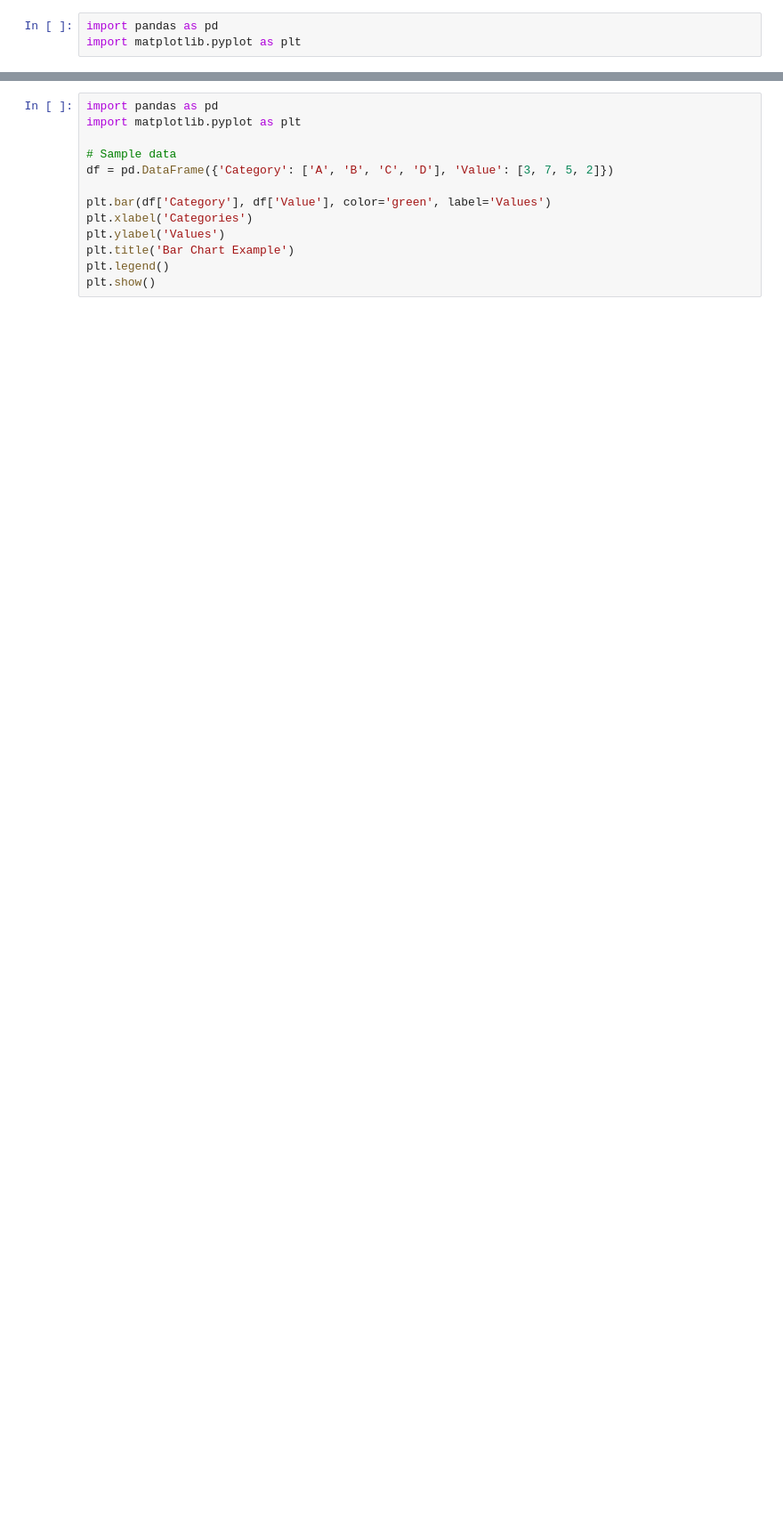
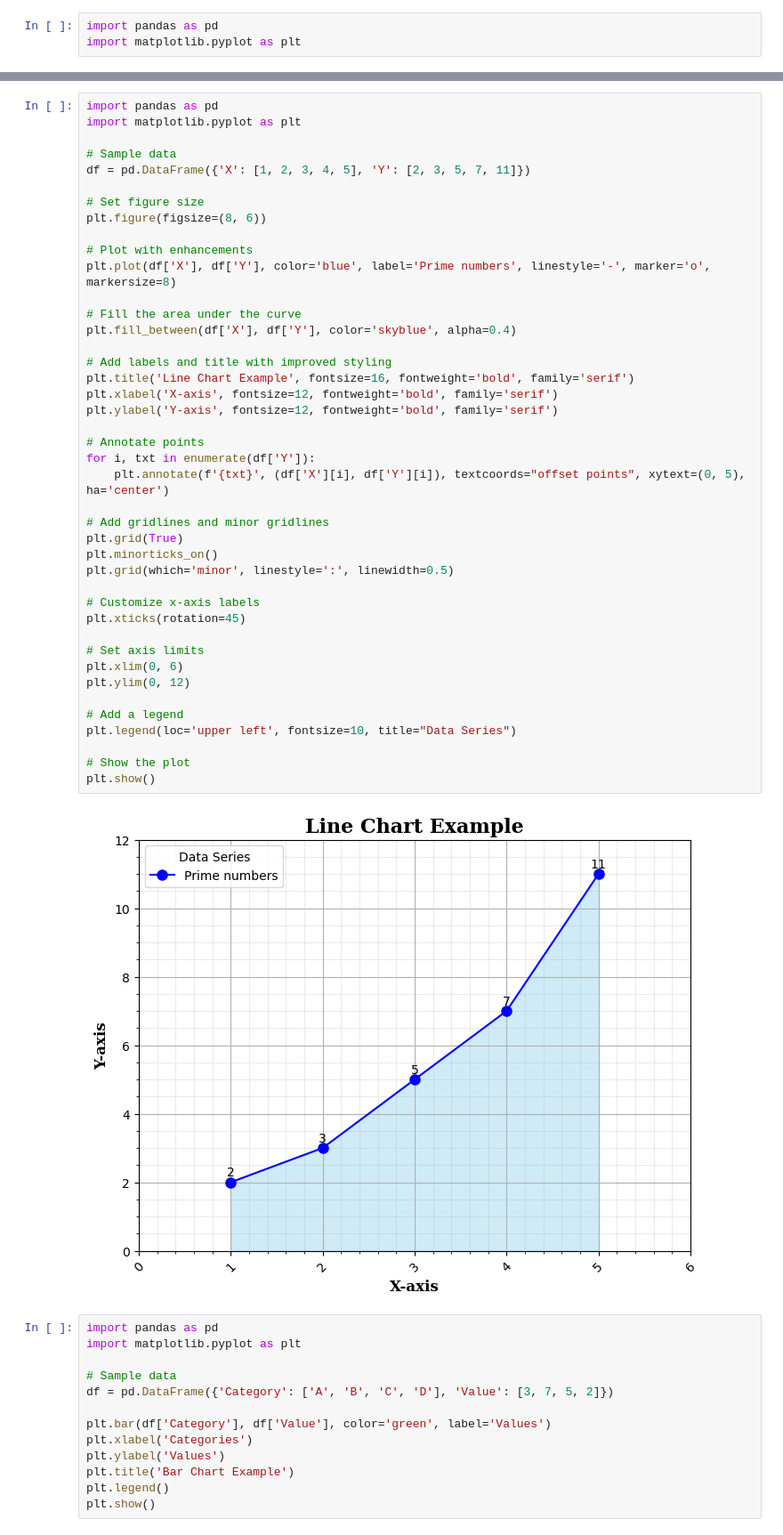
Before and after one commit to karthickag04/mdad_b02, a Jupyter notebook: Matplotlib/01_Matplotlib_seaborn_in_py.ipynb, the cells around one changed output, grey strips where cells are left out. Shown at 89% size. Cells and saved outputs as stored; diff of their text form; blank space fills up the shorter version.

```diff
--- a/Matplotlib/01_Matplotlib_seaborn_in_py.ipynb
+++ b/Matplotlib/01_Matplotlib_seaborn_in_py.ipynb
@@ -54,3 +55,47 @@ plt.show()
+# %%
+import pandas as pd
+import matplotlib.pyplot as plt
+
+# Sample data
+df = pd.DataFrame({'X': [1, 2, 3, 4, 5], 'Y': [2, 3, 5, 7, 11]})
+
+# Set figure size
+plt.figure(figsize=(8, 6))
+
+# Plot with enhancements
+plt.plot(df['X'], df['Y'], color='blue', label='Prime numbers', linestyle='-', marker='o', markersize=8)
+
+# Fill the area under the curve
+plt.fill_between(df['X'], df['Y'], color='skyblue', alpha=0.4)
+
+# Add labels and title with improved styling
+plt.title('Line Chart Example', fontsize=16, fontweight='bold', family='serif')
+plt.xlabel('X-axis', fontsize=12, fontweight='bold', family='serif')
+plt.ylabel('Y-axis', fontsize=12, fontweight='bold', family='serif')
+
+# Annotate points
+for i, txt in enumerate(df['Y']):
+    plt.annotate(f'{txt}', (df['X'][i], df['Y'][i]), textcoords="offset points", xytext=(0, 5), ha='center')
+
+# Add gridlines and minor gridlines
+plt.grid(True)
+plt.minorticks_on()
+plt.grid(which='minor', linestyle=':', linewidth=0.5)
+
+# Customize x-axis labels
+plt.xticks(rotation=45)
+
+# Set axis limits
+plt.xlim(0, 6)
+plt.ylim(0, 12)
+
+# Add a legend
+plt.legend(loc='upper left', fontsize=10, title="Data Series")
+
+# Show the plot
+plt.show()
+# %% [output]
+[figure, added]
 # %%
 import pandas as pd
 import matplotlib.pyplot as plt
```
Also changed, not shown: parts of 2 cells of this notebook.
